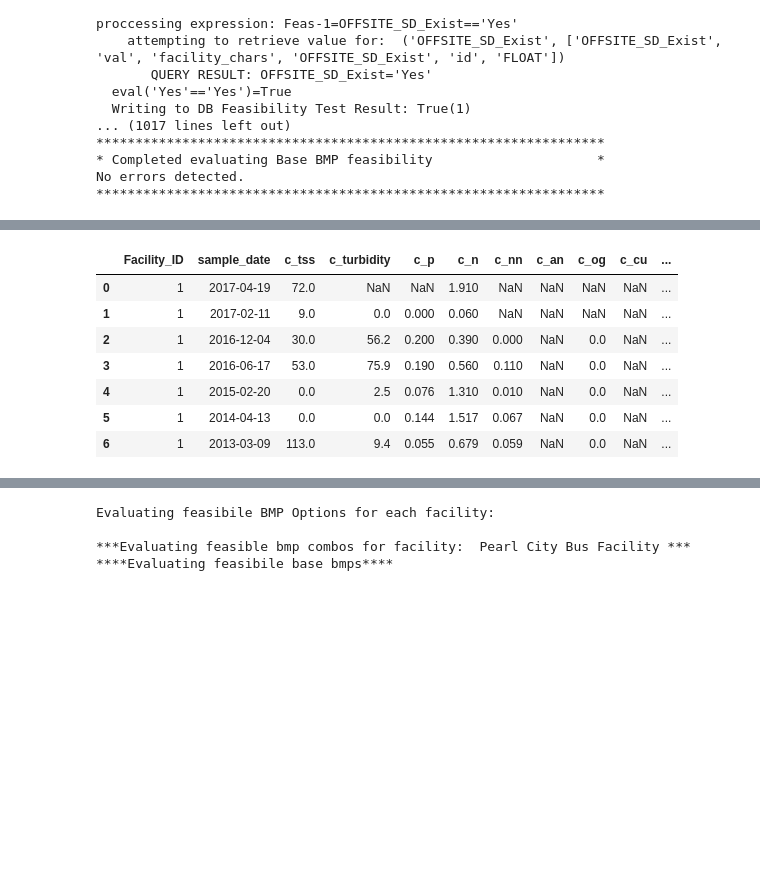
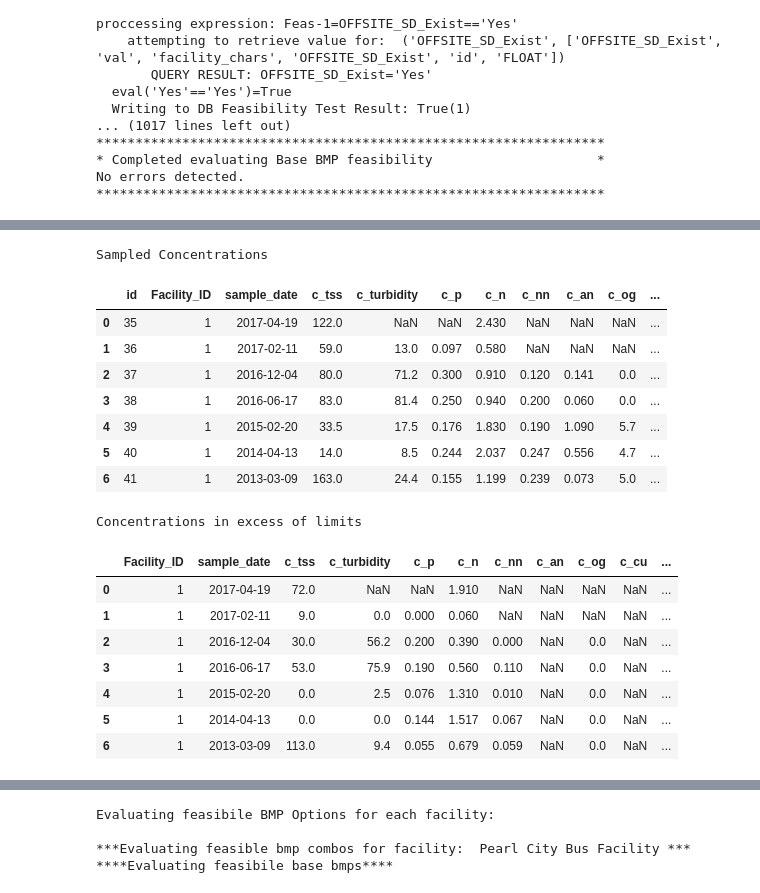
Before and after one commit to mallen69/Project_Sprint_7, a Jupyter notebook: Sprint03_Data_Operation/_jonhonda_dat/special_prj/Jon_Special_Project_v2.ipynb, the cells around one changed output, grey strips where cells are left out. Cells and saved outputs as stored; diff of their text form; code cells hidden in the pictures; blank space fills up the shorter version.

```diff
--- a/Sprint03_Data_Operation/_jonhonda_dat/special_prj/Jon_Special_Project_v2.ipynb
+++ b/Sprint03_Data_Operation/_jonhonda_dat/special_prj/Jon_Special_Project_v2.ipynb
@@ -399,42 +399,55 @@ FacID = 1
 q = session.query(ExPollConcs.id, ExPollConcs.facility_id.label('Facility_ID'), ExPollConcs.sample_date,
         ExPollConcs.c_tss,
         ExPollConcs.c_turbidity,
         ExPollConcs.c_p,
         ExPollConcs.c_n,
         ExPollConcs.c_nn,
         ExPollConcs.c_an,
         ExPollConcs.c_og,
         ExPollConcs.c_cu,
         ExPollConcs.c_zn,
         ExPollConcs.c_fe,
         ExPollConcs.c_phmin,
         ExPollConcs.c_phmax
          ).filter(ExPollConcs.facility_id == FacID)
 pd_Concs = pd.read_sql(q.statement,session.bind)
 
 #tidy up the sampling data
 from datetime import datetime
 pd_Concs['sample_date'] = pd.to_datetime(pd_Concs['sample_date'], format="%m/%d/%Y")
 pd_Concs = pd_Concs.applymap(lambda x: float('nan') if x is None else x) #assign NaN values to any None element
+print ('Sampled Concentrations')
+display(pd_Concs)
 
 pd_Exceedances = pd_Concs.loc[:, ['Facility_ID','sample_date'] ] #copy sample date and facility id data to a new delta dataframe
 
 pollLS = ['tss', 'turbidity', 'p', 'n', 'nn', 'an', 'og', 'cu', 'zn', 'fe', 'phmin', 'phmax'] #list of pollutant constituants we're trying to address
 
-#for each pollutant constituent, calculate exceedance value.
+#for each pollutant constituent, do the Exceedance Calculation = max(0,(Constituent Concentration - NEL))
 # if no exceedance, then report 0. report NaN sample result is NaN
 for Constituent in pollLS:
     pd_Exceedances['c_' + Constituent]  = pd_Concs.apply(lambda x: ExceedanceCalc(x, Constituent, FacID), axis = 1)
+print('Concentrations in excess of limits')
 display(pd_Exceedances)
 # %% [output]
+Sampled Concentrations
-|  | Facility_ID | sample_date | c_tss | c_turbidity | c_p | c_n | c_nn | c_an | c_og | c_cu | ... |
-| 0 | 1 | 2017-04-19 | 72.0 | NaN | NaN | 1.910 | NaN | NaN | NaN | NaN | ... |
-| 1 | 1 | 2017-02-11 | 9.0 | 0.0 | 0.000 | 0.060 | NaN | NaN | NaN | NaN | ... |
-| 2 | 1 | 2016-12-04 | 30.0 | 56.2 | 0.200 | 0.390 | 0.000 | NaN | 0.0 | NaN | ... |
-| 3 | 1 | 2016-06-17 | 53.0 | 75.9 | 0.190 | 0.560 | 0.110 | NaN | 0.0 | NaN | ... |
-| 4 | 1 | 2015-02-20 | 0.0 | 2.5 | 0.076 | 1.310 | 0.010 | NaN | 0.0 | NaN | ... |
-| 5 | 1 | 2014-04-13 | 0.0 | 0.0 | 0.144 | 1.517 | 0.067 | NaN | 0.0 | NaN | ... |
-| 6 | 1 | 2013-03-09 | 113.0 | 9.4 | 0.055 | 0.679 | 0.059 | NaN | 0.0 | NaN | ... |
+|  | id | Facility_ID | sample_date | c_tss | c_turbidity | c_p | c_n | c_nn | c_an | c_og | ... |
+| 0 | 35 | 1 | 2017-04-19 | 122.0 | NaN | NaN | 2.430 | NaN | NaN | NaN | ... |
+| 1 | 36 | 1 | 2017-02-11 | 59.0 | 13.0 | 0.097 | 0.580 | NaN | NaN | NaN | ... |
+| 2 | 37 | 1 | 2016-12-04 | 80.0 | 71.2 | 0.300 | 0.910 | 0.120 | 0.141 | 0.0 | ... |
+| 3 | 38 | 1 | 2016-06-17 | 83.0 | 81.4 | 0.250 | 0.940 | 0.200 | 0.060 | 0.0 | ... |
+| 4 | 39 | 1 | 2015-02-20 | 33.5 | 17.5 | 0.176 | 1.830 | 0.190 | 1.090 | 5.7 | ... |
+| 5 | 40 | 1 | 2014-04-13 | 14.0 | 8.5 | 0.244 | 2.037 | 0.247 | 0.556 | 4.7 | ... |
+| 6 | 41 | 1 | 2013-03-09 | 163.0 | 24.4 | 0.155 | 1.199 | 0.239 | 0.073 | 5.0 | ... |
+Concentrations in excess of limits
+|  | Facility_ID | sample_date | c_tss | c_turbidity | c_p | c_n | c_nn | c_an | c_og | c_cu | ... |
+| 0 | 1 | 2017-04-19 | 72.0 | NaN | NaN | 1.910 | NaN | NaN | NaN | NaN | ... |
+| 1 | 1 | 2017-02-11 | 9.0 | 0.0 | 0.000 | 0.060 | NaN | NaN | NaN | NaN | ... |
+| 2 | 1 | 2016-12-04 | 30.0 | 56.2 | 0.200 | 0.390 | 0.000 | NaN | 0.0 | NaN | ... |
+| 3 | 1 | 2016-06-17 | 53.0 | 75.9 | 0.190 | 0.560 | 0.110 | NaN | 0.0 | NaN | ... |
+| 4 | 1 | 2015-02-20 | 0.0 | 2.5 | 0.076 | 1.310 | 0.010 | NaN | 0.0 | NaN | ... |
+| 5 | 1 | 2014-04-13 | 0.0 | 0.0 | 0.144 | 1.517 | 0.067 | NaN | 0.0 | NaN | ... |
+| 6 | 1 | 2013-03-09 | 113.0 | 9.4 | 0.055 | 0.679 | 0.059 | NaN | 0.0 | NaN | ... |
 # %%
 '''
 CALCULATE AGE FACTOR WEIGHTED AVERAGE FOR EACH CONSTITUENT:
```
Also changed, not shown: parts of 2 cells of this notebook, 10 other files.
